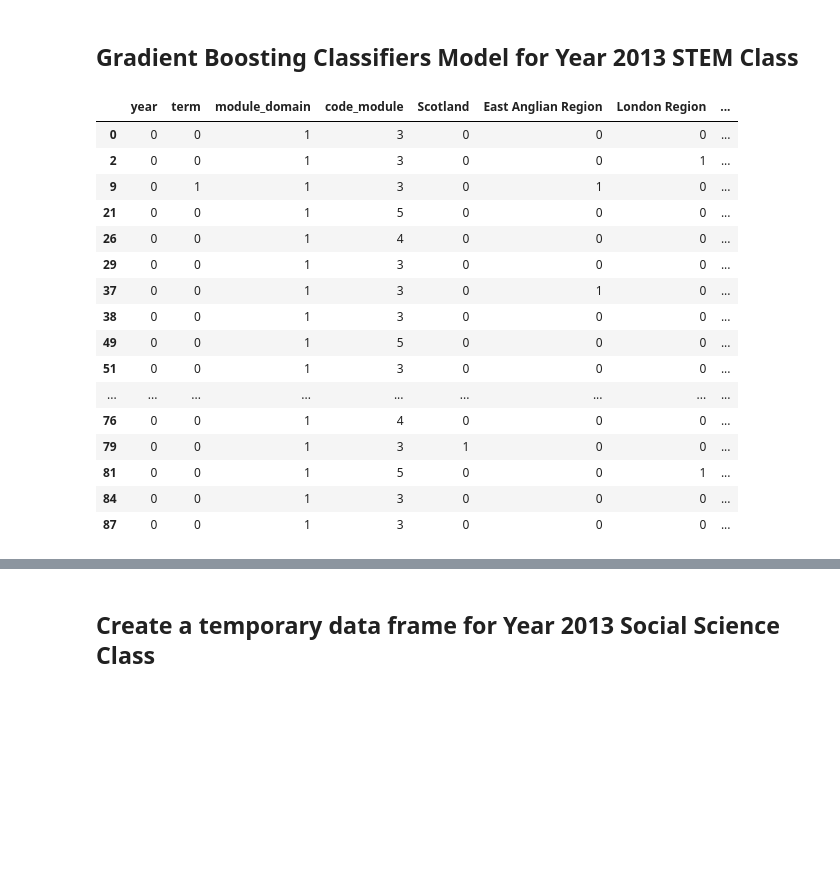
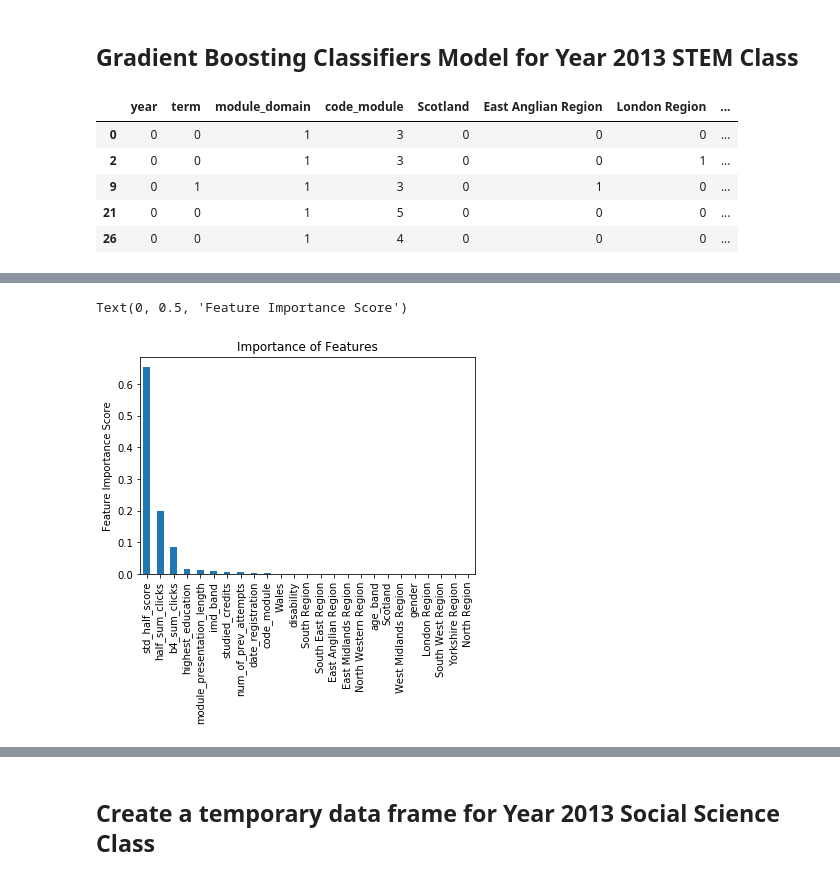
Before and after one commit to georgetown-analytics/University-Learning-Analytics, a Jupyter notebook: code/modeling/Gradient Boosting Classifiers.ipynb, the cells around one changed output, grey strips where cells are left out. Cells and saved outputs as stored; diff of their text form; code cells hidden in the pictures; blank space fills up the shorter version.

```diff
--- a/code/modeling/Gradient Boosting Classifiers.ipynb
+++ b/code/modeling/Gradient Boosting Classifiers.ipynb
@@ -38,31 +38,20 @@ df.head()
 # %%
 ## Create a temporary data frame for Year 2013 Term J and Term B STEM class
 tempDf = df[['year','term','module_domain','code_module',
              'Scotland','East Anglian Region','London Region','South Region','North Western Region','West Midlands Region',
              'South West Region','East Midlands Region','South East Region','Wales','Yorkshire Region','North Region',
              'gender','disability','b4_sum_clicks','half_sum_clicks','std_half_score','date_registration','age_band',
              'module_presentation_length','num_of_prev_attempts','final_result','highest_education','imd_band','studied_credits']]
 tempDf = tempDf.loc[(tempDf.year == 0)&(tempDf.module_domain==1)]
-# Show first 20 observations of the dataset
-tempDf.head(20)
+# Show first 5 observations of the dataset
+tempDf.head(5)
 # %% [output]
 |  | year | term | module_domain | code_module | Scotland | East Anglian Region | London Region | ... |
 | 0 | 0 | 0 | 1 | 3 | 0 | 0 | 0 | ... |
 | 2 | 0 | 0 | 1 | 3 | 0 | 0 | 1 | ... |
 | 9 | 0 | 1 | 1 | 3 | 0 | 1 | 0 | ... |
 | 21 | 0 | 0 | 1 | 5 | 0 | 0 | 0 | ... |
 | 26 | 0 | 0 | 1 | 4 | 0 | 0 | 0 | ... |
-| 29 | 0 | 0 | 1 | 3 | 0 | 0 | 0 | ... |
-| 37 | 0 | 0 | 1 | 3 | 0 | 1 | 0 | ... |
-| 38 | 0 | 0 | 1 | 3 | 0 | 0 | 0 | ... |
-| 49 | 0 | 0 | 1 | 5 | 0 | 0 | 0 | ... |
-| 51 | 0 | 0 | 1 | 3 | 0 | 0 | 0 | ... |
-| ... | ... | ... | ... | ... | ... | ... | ... | ... |
-| 76 | 0 | 0 | 1 | 4 | 0 | 0 | 0 | ... |
-| 79 | 0 | 0 | 1 | 3 | 1 | 0 | 0 | ... |
-| 81 | 0 | 0 | 1 | 5 | 0 | 0 | 1 | ... |
-| 84 | 0 | 0 | 1 | 3 | 0 | 0 | 0 | ... |
-| 87 | 0 | 0 | 1 | 3 | 0 | 0 | 0 | ... |
 # %%
 # drop missing values
 tempDf=tempDf.dropna()
@@ -87,0 +88,15 @@ dtype: int64
+# %%
+## Run a Baseline Model without Tuning
+from sklearn.ensemble import GradientBoostingClassifier
+from sklearn.metrics import classification_report
+from sklearn.model_selection import GridSearchCV
+
+baseline = GradientBoostingClassifier(learning_rate=0.1, n_estimators=100,max_depth=3, min_samples_split=2, min_samples_leaf=1, subsample=1,max_features='sqrt', random_state=10)
+baseline.fit(X_train,y_train)
+predictors=list(X_train)
+feat_imp = pd.Series(baseline.feature_importances_, predictors).sort_values(ascending=False)
+feat_imp.plot(kind='bar', title='Importance of Features')
+plt.ylabel('Feature Importance Score')
+# %% [output]
+Text(0, 0.5, 'Feature Importance Score')
+[figure, added]
```
Also changed, not shown: parts of 46 cells of this notebook.
